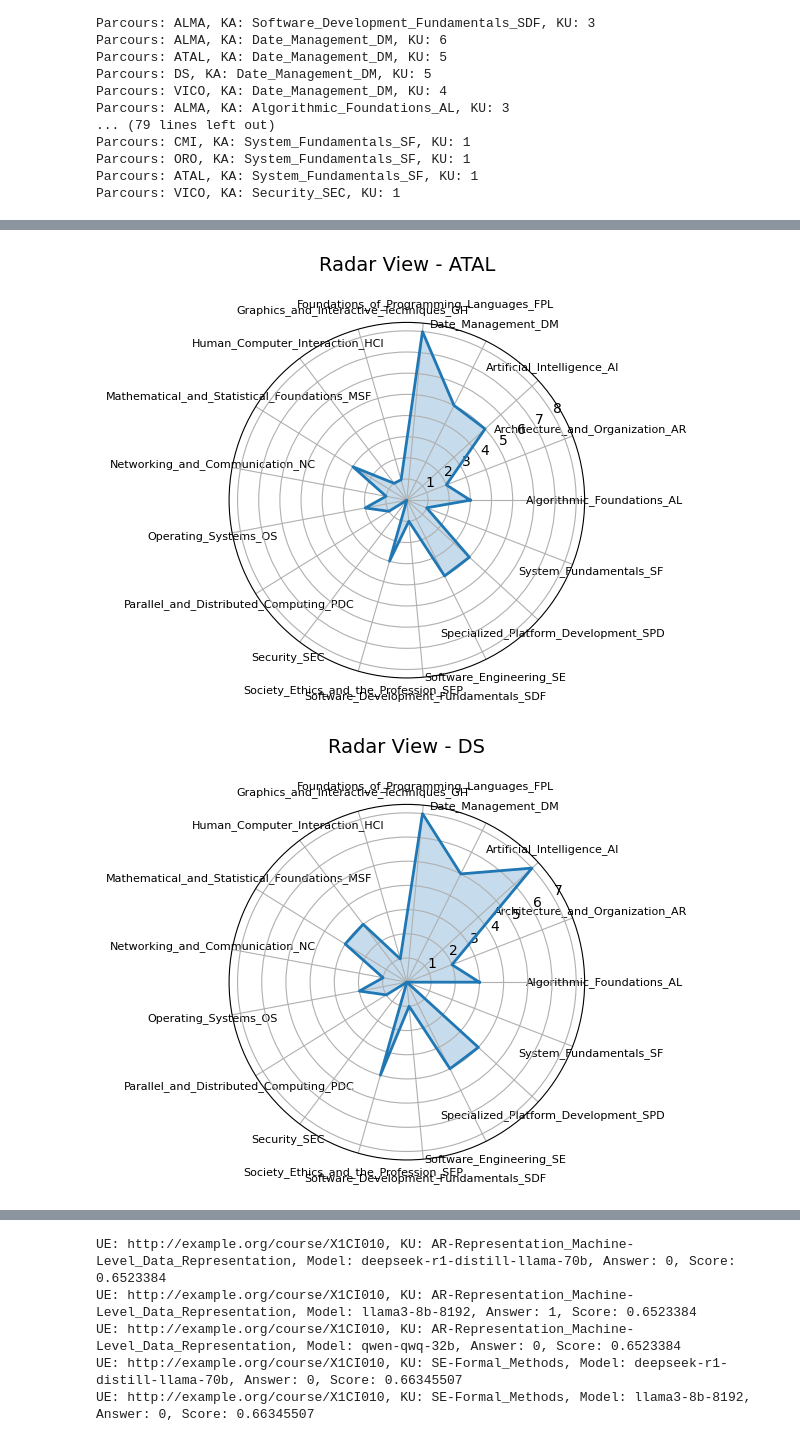
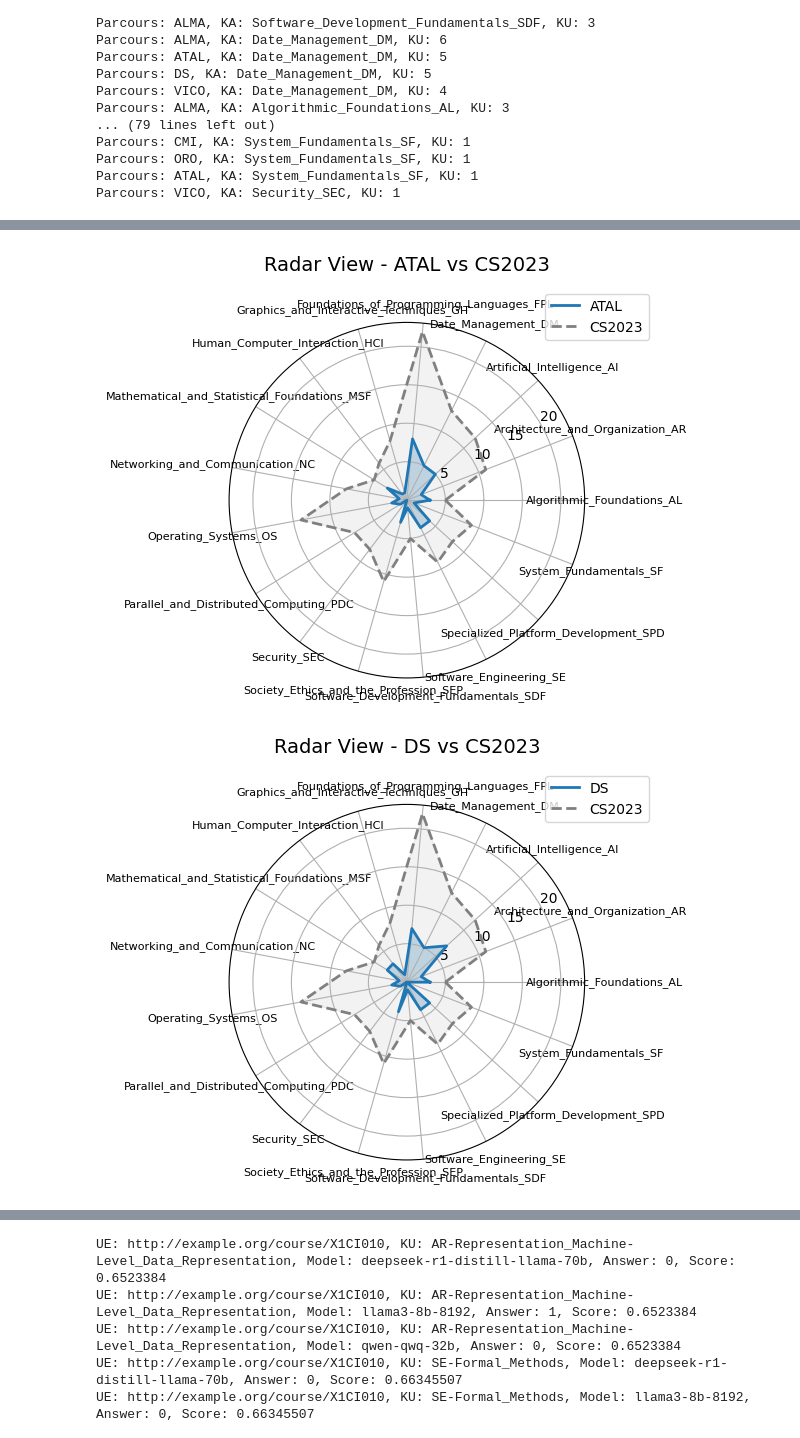
Before and after one commit to momo54/SLM-EXP, a Jupyter notebook: scripts/xp.ipynb, the cells around one changed output, grey strips where cells are left out. Saved outputs shown, nothing was run; the diff lists cells and outputs as text; code cells hidden in the pictures.

```diff
--- a/scripts/xp.ipynb
+++ b/scripts/xp.ipynb
@@ -18,3 +85,20 @@ g.parse(COURSES_RDF_FILE_PATH, format="turtle")
 print(f"Graph loaded : {g.__len__()} triples")
 # %% [output]
 Graph loaded : 8475 triples
+# %%
+g = Graph()
+
+#ALIGNMENT_RDF_FILE_PATH = "../XP/L3.ttl"
+#COURSES_RDF_FILE_PATH = "/Users/molli-p/NUCS-KG/XP/licence2025/L3.ttl"
+
+ALIGNMENT_RDF_FILE_PATH = "./XP/bok-groq.ttl"
+COURSES_RDF_FILE_PATH = "./data/courses_splitted.ttl"
+
+
+#ALIGNMENT_RDF_FILE_PATH = "./XP/bokc.ttl"
+#COURSES_RDF_FILE_PATH = "./data/courses.ttl"
+
+g.parse(ALIGNMENT_RDF_FILE_PATH, format="turtle")
+g.parse(COURSES_RDF_FILE_PATH, format="turtle")
+
+print(f"Graph loaded : {g.__len__()} triples")
@@ -120,9 +206,6 @@ Parcours: ORO, KA: System_Fundamentals_SF, KU: 1
 Parcours: ATAL, KA: System_Fundamentals_SF, KU: 1
 Parcours: VICO, KA: Security_SEC, KU: 1
 # %%
-import matplotlib.pyplot as plt
-import numpy as np
-from collections import defaultdict
 
 # 1. Collecte des résultats de la requête
 data = defaultdict(dict)  # {parcours: {ka: nb_ku}}
@@ -132,6 +215,14 @@ for row in radar_data:
     ka = str(row.ka)
     nb_ku = int(row.nb_ku)
     data[parcours][ka] = nb_ku
+
+# adding the REF
+for row in ref_data:
+    parcours = "CS2023"
+    ka = str(row.ka)
+    nb_ku = int(row.nb_ku)
+    data[parcours][ka] = nb_ku
+
 
 # 2. Construction de l'ensemble des axes (toutes les KA rencontrées)
 all_kas = sorted({ka for parcours_data in data.values() for ka in parcours_data})
@@ -145,19 +236,37 @@ def radar_factory(num_vars):
 
 angles = radar_factory(len(all_kas))
 
+
+# 3. Plot radar chart par parcours (hors CS2023)
 for parcours, ka_dict in data.items():
+    if parcours == "CS2023":
+        continue  # on trace CS2023 uniquement en référence
+
+    # Récupérer les valeurs pour le parcours courant
     values = [ka_dict.get(ka, 0) for ka in all_kas]
-    values += values[:1]  # boucler le graphe
+    values += values[:1]  # fermer le graphe
 
+    # Récupérer les valeurs pour la référence
+    ref_values = [data["CS2023"].get(ka, 0) for ka in all_kas]
+    ref_values += ref_values[:1]
+
+    # Création du radar chart
     fig, ax = plt.subplots(figsize=(6, 6), subplot_kw=dict(polar=True))
+
+    # Tracé des deux courbes
     ax.plot(angles, values, linewidth=2, label=parcours)
     ax.fill(angles, values, alpha=0.25)
 
+    ax.plot(angles, ref_values, linewidth=2, linestyle='--', label="CS2023", color='gray')
+    ax.fill(angles, ref_values, alpha=0.1, color='gray')
+
+    # Configuration du graphique
     ax.set_xticks(angles[:-1])
     ax.set_xticklabels(all_kas, fontsize=8, wrap=True)
-    ax.set_title(f"Radar View - {parcours}", size=14, pad=20)
+    ax.set_title(f"Radar View - {parcours} vs CS2023", size=14, pad=20)
     ax.set_rlabel_position(30)
     ax.grid(True)
+    ax.legend(loc='upper right', bbox_to_anchor=(1.2, 1.1))
 
     plt.tight_layout()
     plt.show()
@@ -167,2 +276,2 @@ for parcours, ka_dict in data.items():
-[figure, old version]
+[figure, new version]
-[figure, old version]
+[figure, new version]
```
Also changed, not shown: parts of 5 cells of this notebook.
